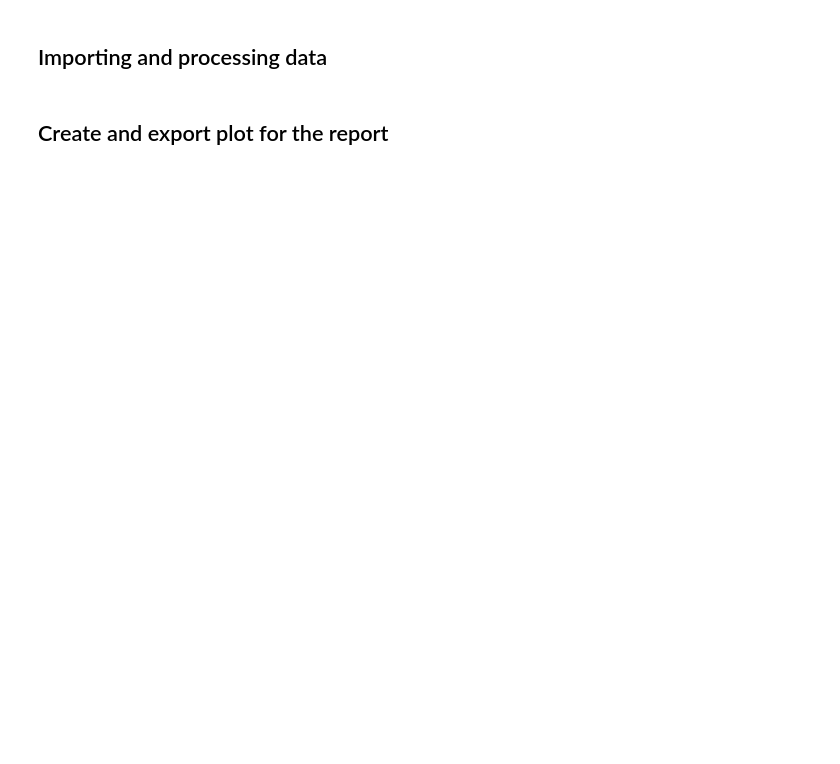
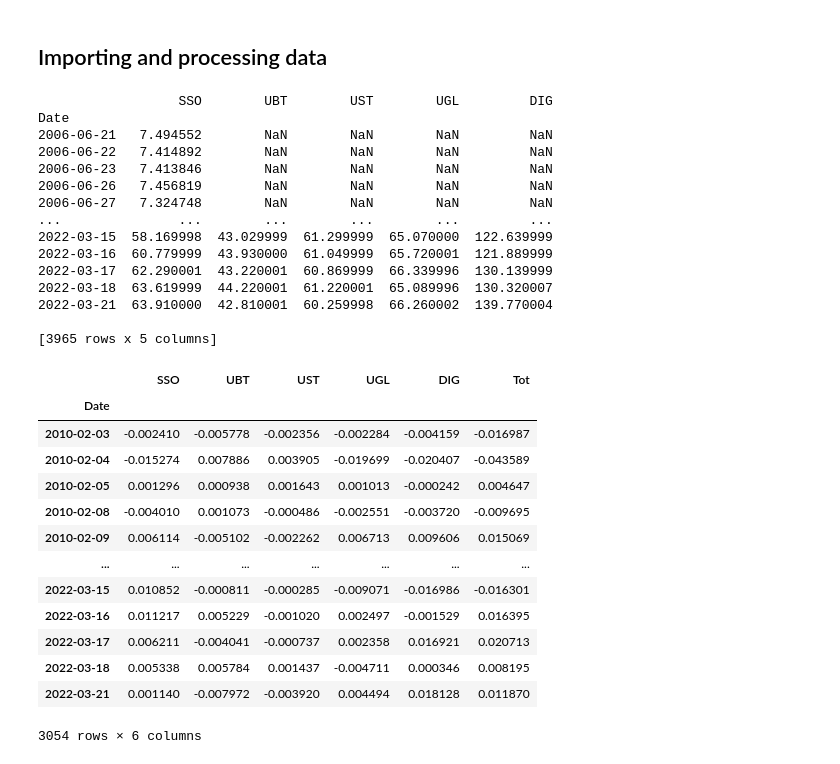
Before and after one commit to zazzooo/AW, a Jupyter notebook: report.ipynb, the cells around one changed output. Cells and saved outputs as stored; diff of their text form; code cells hidden in the pictures; blank space fills up the shorter version.

```diff
--- a/report.ipynb
+++ b/report.ipynb
@@ -12,5 +12,3 @@ from IPython.display import display
 from matplotlib.colors import LinearSegmentedColormap
 from quantstats.stats import *
 from quantstats._plotting.wrappers import distribution
-# %% [markdown]
-## Importing and processing data
@@ -32,2 +15,51 @@ data_earn_eq_weight.dropna(inplace = True)
-# %% [markdown]
-## Create and export plot for the report
+# %% [markdown]
+## Importing and processing data
+# %%
+list_securities = ['SSO','UBT', 'UST', 'UGL', 'DIG']
+window = 30 #days
+
+unique_name = ''
+for i in list_securities:
+    unique_name += '_' + i
+
+#main
+data = hep.create_dataframe(list_securities) #I can import this dataframe but it is preatty fast.
+#print(data)
+data_perc = hep.perc_df(data)
+inv_volat_data = hep.df_inverse_volatility(data_perc, window)
+data_wheighted = hep.df_wheighted(inv_volat_data)
+data_earnings = hep.df_earnings(data_wheighted, data_perc)
+data_earn_eq_weight = hep.df_earnings_equal_weight(data_perc)
+data_earnings.dropna(inplace = True)
+data_earn_eq_weight.dropna(inplace = True)
+display(data_earn_eq_weight)
+# %% [output]
+                  SSO        UBT        UST        UGL         DIG
+Date
+2006-06-21   7.494552        NaN        NaN        NaN         NaN
+2006-06-22   7.414892        NaN        NaN        NaN         NaN
+2006-06-23   7.413846        NaN        NaN        NaN         NaN
+2006-06-26   7.456819        NaN        NaN        NaN         NaN
+2006-06-27   7.324748        NaN        NaN        NaN         NaN
+...               ...        ...        ...        ...         ...
+2022-03-15  58.169998  43.029999  61.299999  65.070000  122.639999
+2022-03-16  60.779999  43.930000  61.049999  65.720001  121.889999
+2022-03-17  62.290001  43.220001  60.869999  66.339996  130.139999
+2022-03-18  63.619999  44.220001  61.220001  65.089996  130.320007
+2022-03-21  63.910000  42.810001  60.259998  66.260002  139.770004
+
+[3965 rows x 5 columns]
+|  | SSO | UBT | UST | UGL | DIG | Tot |
+| Date |  |  |  |  |  |  |
+| 2010-02-03 | -0.002410 | -0.005778 | -0.002356 | -0.002284 | -0.004159 | -0.016987 |
+| 2010-02-04 | -0.015274 | 0.007886 | 0.003905 | -0.019699 | -0.020407 | -0.043589 |
+| 2010-02-05 | 0.001296 | 0.000938 | 0.001643 | 0.001013 | -0.000242 | 0.004647 |
+| 2010-02-08 | -0.004010 | 0.001073 | -0.000486 | -0.002551 | -0.003720 | -0.009695 |
+| 2010-02-09 | 0.006114 | -0.005102 | -0.002262 | 0.006713 | 0.009606 | 0.015069 |
+| ... | ... | ... | ... | ... | ... | ... |
+| 2022-03-15 | 0.010852 | -0.000811 | -0.000285 | -0.009071 | -0.016986 | -0.016301 |
+| 2022-03-16 | 0.011217 | 0.005229 | -0.001020 | 0.002497 | -0.001529 | 0.016395 |
+| 2022-03-17 | 0.006211 | -0.004041 | -0.000737 | 0.002358 | 0.016921 | 0.020713 |
+| 2022-03-18 | 0.005338 | 0.005784 | 0.001437 | -0.004711 | 0.000346 | 0.008195 |
+| 2022-03-21 | 0.001140 | -0.007972 | -0.003920 | 0.004494 | 0.018128 | 0.011870 |
+3054 rows × 6 columns
```
Also changed, not shown: parts of 8 cells of this notebook, 20 other files.
